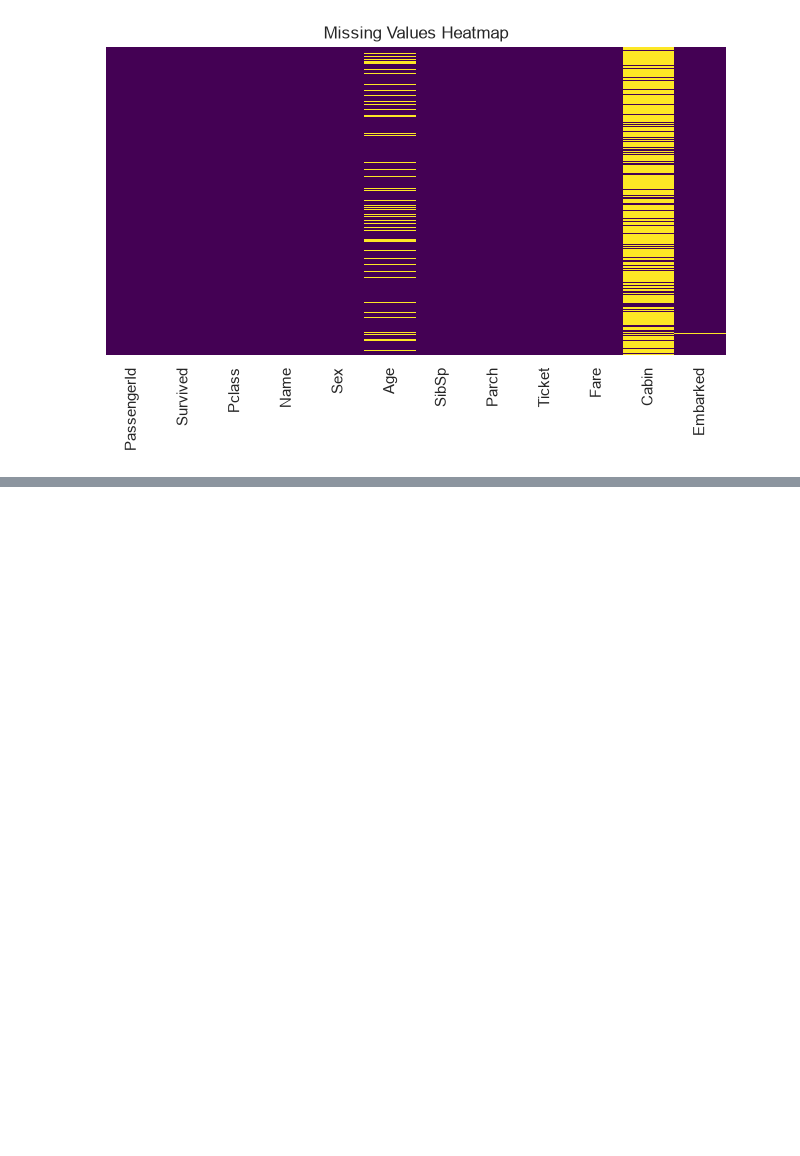
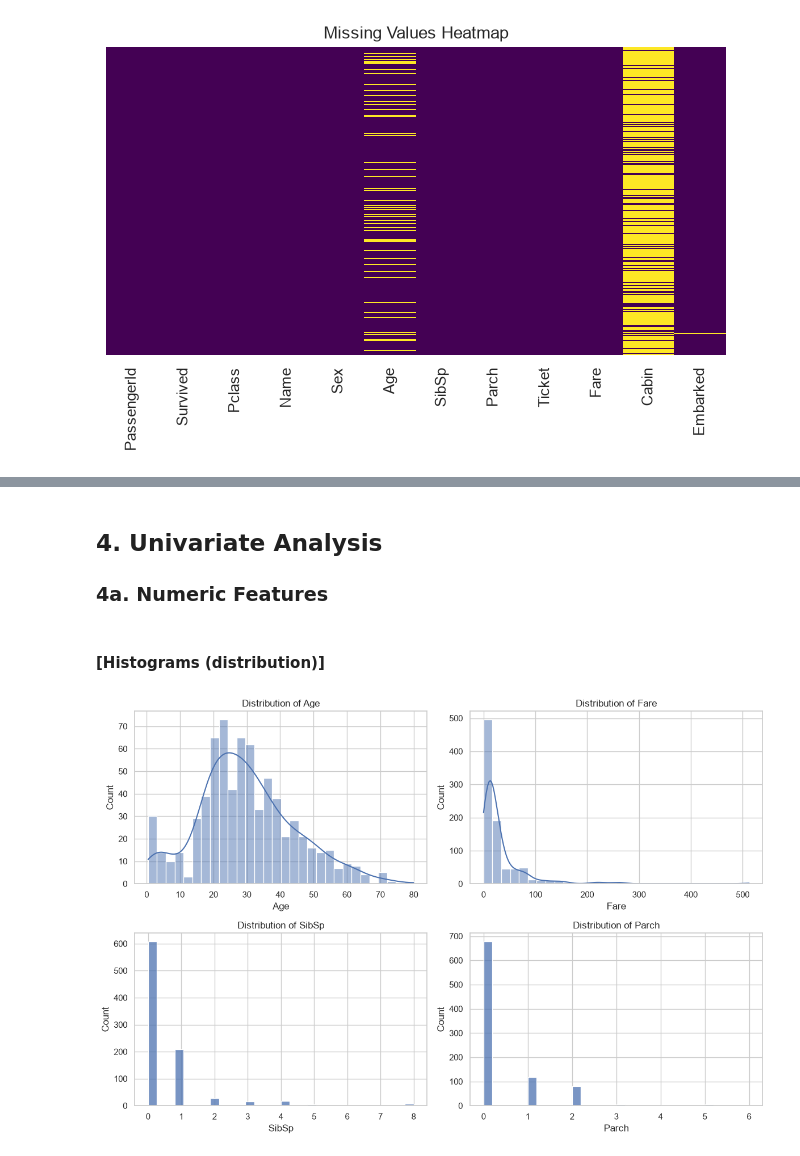
Before and after one commit to Tariqul-stack/titanic-survival-prediction, a Jupyter notebook: notebooks/01_eda.ipynb, the cells around one changed output, grey strips where cells are left out. Saved outputs shown, nothing was run; the diff lists cells and outputs as text; code cells hidden in the pictures; blank space fills up the shorter version.

```diff
--- a/notebooks/01_eda.ipynb
+++ b/notebooks/01_eda.ipynb
@@ -82,0 +124,16 @@ plt.show()
+# %% [markdown]
+## 4. Univariate Analysis
+### 4a. Numeric Features
+# %% [markdown]
+#### [Histograms (distribution)]
+# %%
+num_cols = ["Age", "Fare", "SibSp", "Parch"]
+
+fig, axes = plt.subplots(2, 2, figsize=(12, 8))
+for ax, col in zip(axes.flatten(), num_cols):
+    sns.histplot(data=df, x=col, kde=(col in ["Age", "Fare"]), bins=30, ax=ax)
+    ax.set_title(f"Distribution of {col}")
+plt.tight_layout()
+plt.show()
+# %% [output]
+[figure, added]
```
Also changed, not shown: parts of 17 cells of this notebook.
